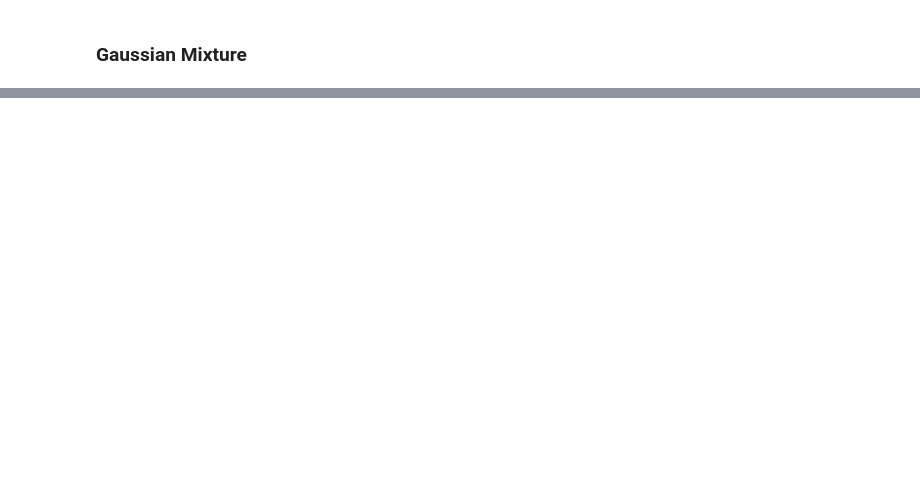
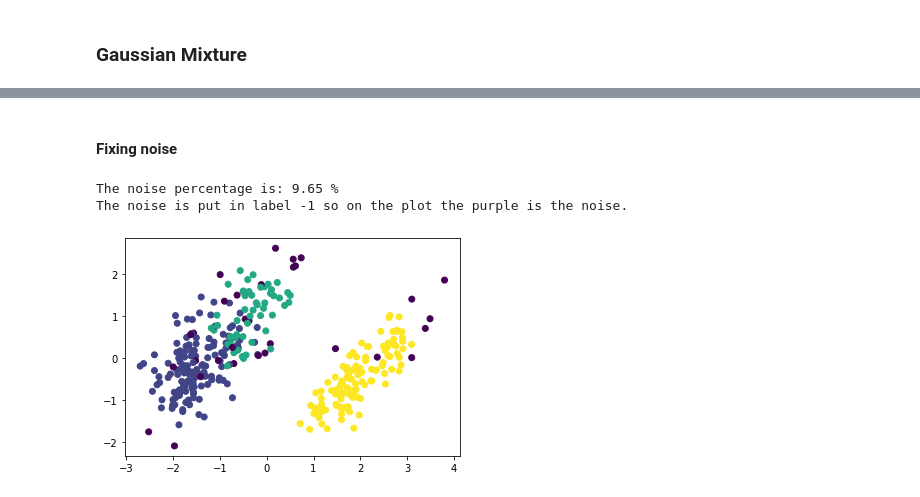
Before and after one commit to AntonMaxen/applied-ai, a Jupyter notebook: assignment_2/clustering_vg.ipynb, the cells around one changed output, grey strips where cells are left out. Saved outputs shown, nothing was run; the diff lists cells and outputs as text; code cells hidden in the pictures; blank space fills up the shorter version.

```diff
--- a/assignment_2/clustering_vg.ipynb
+++ b/assignment_2/clustering_vg.ipynb
@@ -142,0 +155,24 @@ plt.scatter(X)
+# %% [markdown]
+#### Fixing noise
+# %%
+# Observed 3 clusters
+observed_clusters = 3
+
+# filter out the main clusters
+cluster_sizes = pd.Series(model.labels_).value_counts()
+main_clusters = list(cluster_sizes.keys()[:3])
+
+# putting all noise in the same cluster category
+denoised_labels = [l if l in main_clusters else -1 for l in model.labels_]
+
+# Get percentage
+noise_percentage = denoised_labels.count(-1) / len(denoised_labels)
+print(f'The noise percentage is: {round(noise_percentage * 100, 2)} %')
+
+# Plot the new cluster
+plt.scatter(X_pca_embedded[:, 0], X_pca_embedded[:, 1], c=denoised_labels)
+print(f'The noise is put in label -1 so on the plot the purple is the noise.')
+# %% [output]
+The noise percentage is: 9.65 %
+The noise is put in label -1 so on the plot the purple is the noise.
+[figure, added]
```
Also changed, not shown: parts of 27 cells of this notebook, 1 other file.
